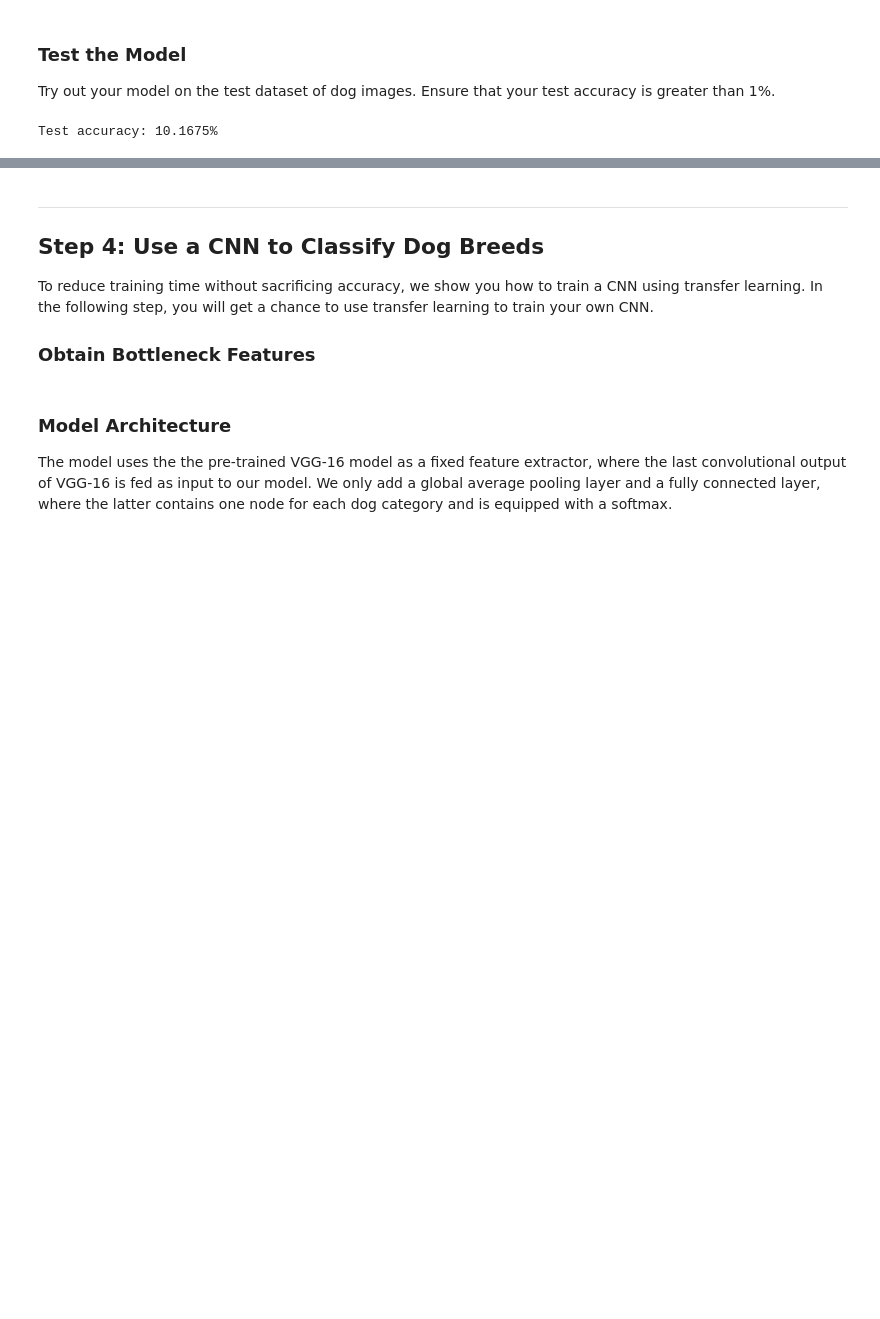
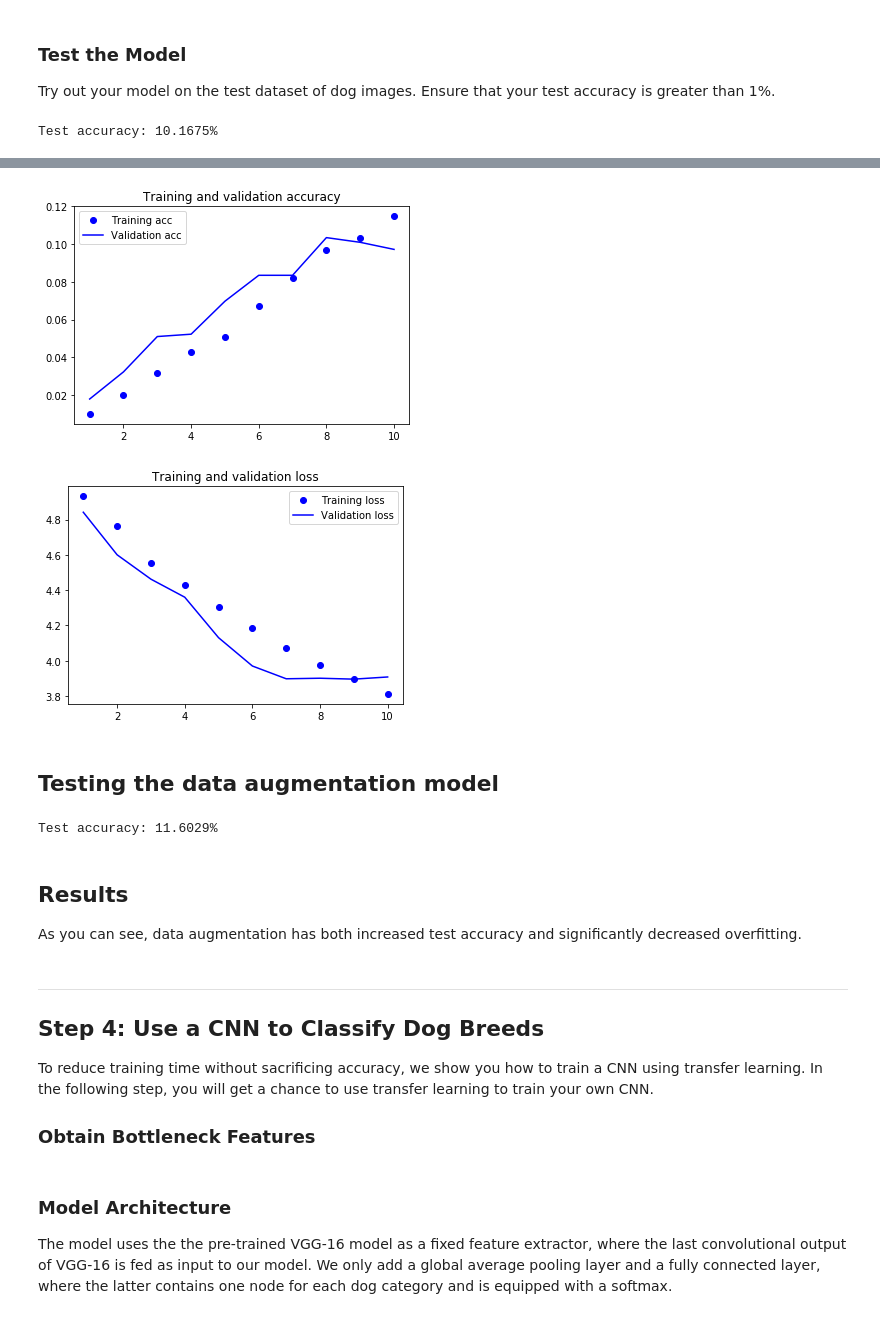
Before and after one commit to brendanmcgivern/dog-cnn, a Jupyter notebook: dog_app.ipynb, the cells around one changed output, grey strips where cells are left out. Drawn from its saved outputs; the diff is of its cells as text; code cells hidden in the pictures; blank space fills up the shorter version.

```diff
--- a/dog_app.ipynb
+++ b/dog_app.ipynb
@@ -502,3 +593,42 @@ Test accuracy: 10.1675%
+# %%
+# Plotting
+acc = history.history['acc']
+val_acc = history.history['val_acc']
+loss = history.history['loss']
+val_loss = history.history['val_loss']
+epochs = range(1, len(acc) + 1)
+
+plt.plot(epochs, acc, 'bo', label='Training acc')
+plt.plot(epochs, val_acc, 'b', label='Validation acc')
+plt.title('Training and validation accuracy')
+plt.legend()
+
+plt.figure()
+
+plt.plot(epochs, loss, 'bo', label='Training loss')
+plt.plot(epochs, val_loss, 'b', label='Validation loss')
+plt.title('Training and validation loss')
+plt.legend()
+
+plt.show()
+# %% [output]
+[figure, added]
+[figure, added]
+# %% [markdown]
+## Testing the data augmentation model
+# %%
+# get index of predicted dog breed for each image in test set
+dog_breed_predictions = [np.argmax(model.predict(np.expand_dims(tensor, axis=0))) for tensor in test_tensors]
+
+# report test accuracy
+test_accuracy = 100*np.sum(np.array(dog_breed_predictions)==np.argmax(test_targets, axis=1))/len(dog_breed_predictions)
+print('Test accuracy: %.4f%%' % test_accuracy)
+# %% [output]
+Test accuracy: 11.6029%
+# %% [markdown]
+## Results
+
+As you can see, data augmentation has both increased test accuracy and significantly decreased overfitting.
 # %% [markdown]
 ---
 <a id='step4'></a>
```
Also changed, not shown: parts of 3 cells of this notebook, 1 other file.
